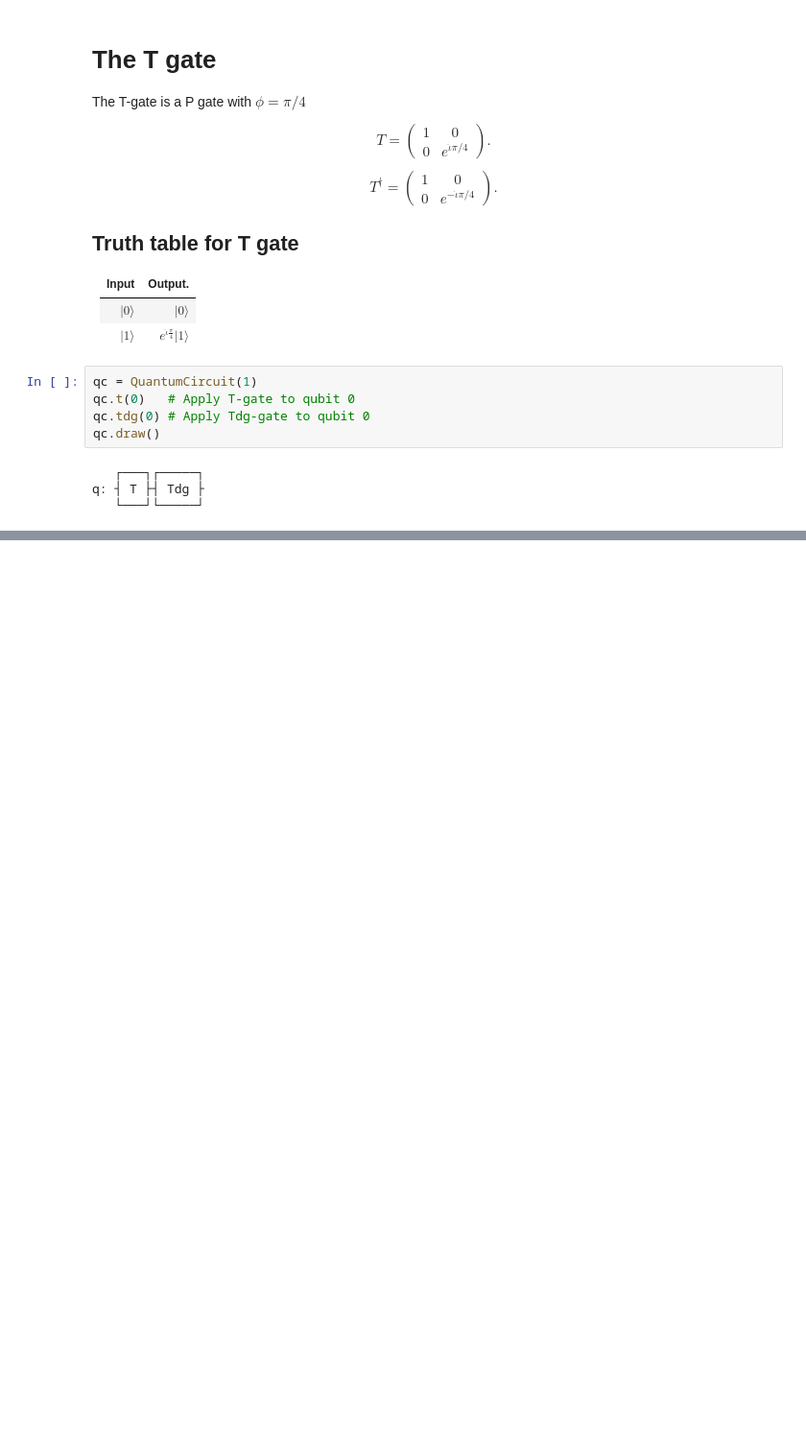
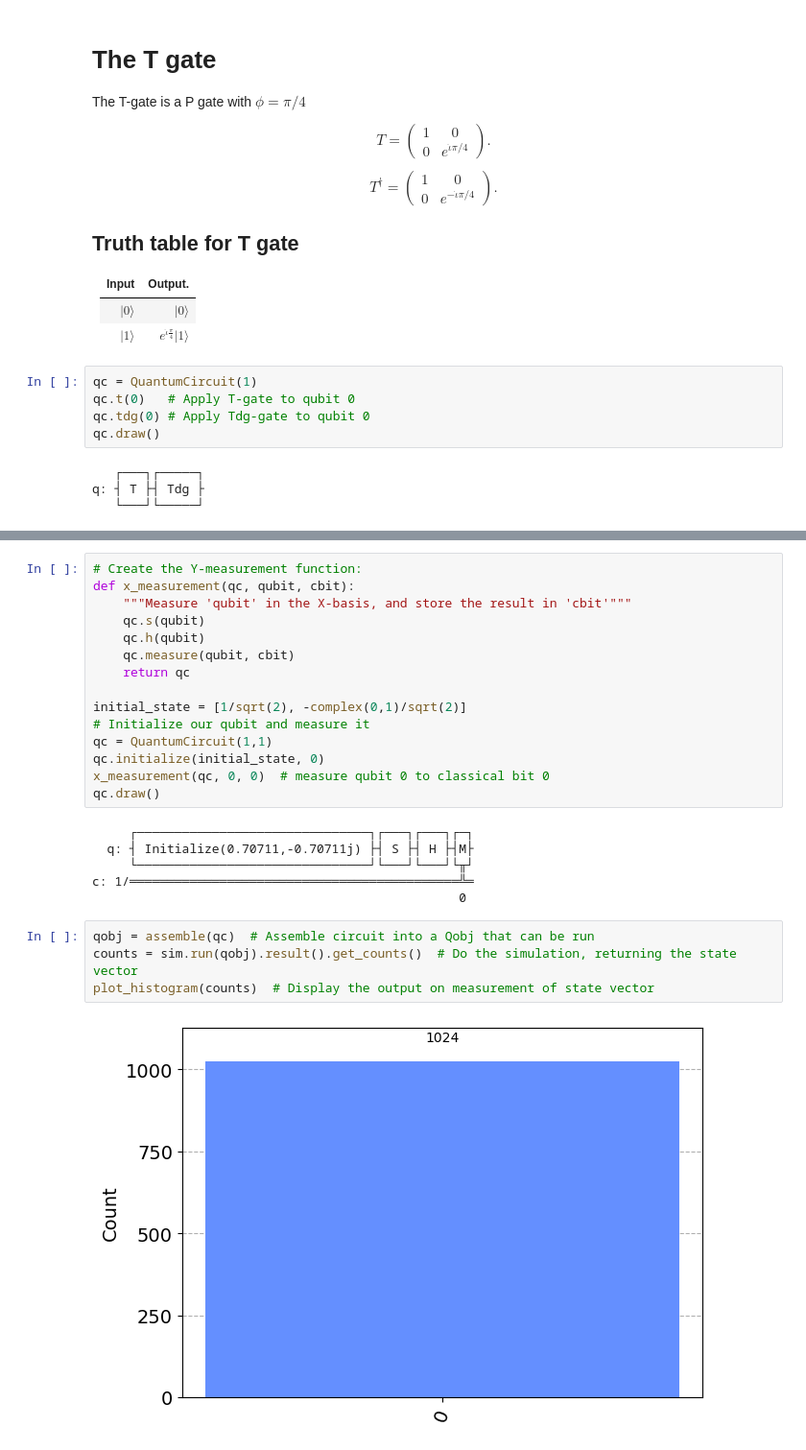
Before and after one commit to PayalSolanki2906/Quantum_algorithms_using_Qiskit, a Jupyter notebook: Quantum states and Qubits/single_qubit_gates.ipynb, the cells around one changed output, grey strips where cells are left out. Shown: that part at 96% size. Saved outputs shown, nothing was run; the diff lists cells and outputs as text; blank space fills up the shorter version.

```diff
--- a/Quantum states and Qubits/single_qubit_gates.ipynb
+++ b/Quantum states and Qubits/single_qubit_gates.ipynb
@@ -254,0 +372,27 @@ plot_bloch_multivector(state)
+# %%
+# Create the Y-measurement function:
+def x_measurement(qc, qubit, cbit):
+    """Measure 'qubit' in the X-basis, and store the result in 'cbit'"""
+    qc.s(qubit)
+    qc.h(qubit)
+    qc.measure(qubit, cbit)
+    return qc
+
+initial_state = [1/sqrt(2), -complex(0,1)/sqrt(2)]
+# Initialize our qubit and measure it
+qc = QuantumCircuit(1,1)
+qc.initialize(initial_state, 0)
+x_measurement(qc, 0, 0)  # measure qubit 0 to classical bit 0
+qc.draw()
+# %% [output]
+     ┌───────────────────────────────┐┌───┐┌───┐┌─┐
+  q: ┤ Initialize(0.70711,-0.70711j) ├┤ S ├┤ H ├┤M├
+     └───────────────────────────────┘└───┘└───┘└╥┘
+c: 1/════════════════════════════════════════════╩═
+                                                 0
+# %%
+qobj = assemble(qc)  # Assemble circuit into a Qobj that can be run
+counts = sim.run(qobj).result().get_counts()  # Do the simulation, returning the state vector
+plot_histogram(counts)  # Display the output on measurement of state vector
+# %% [output]
+[figure, added]
```
Also changed, not shown: parts of 22 cells of this notebook.
